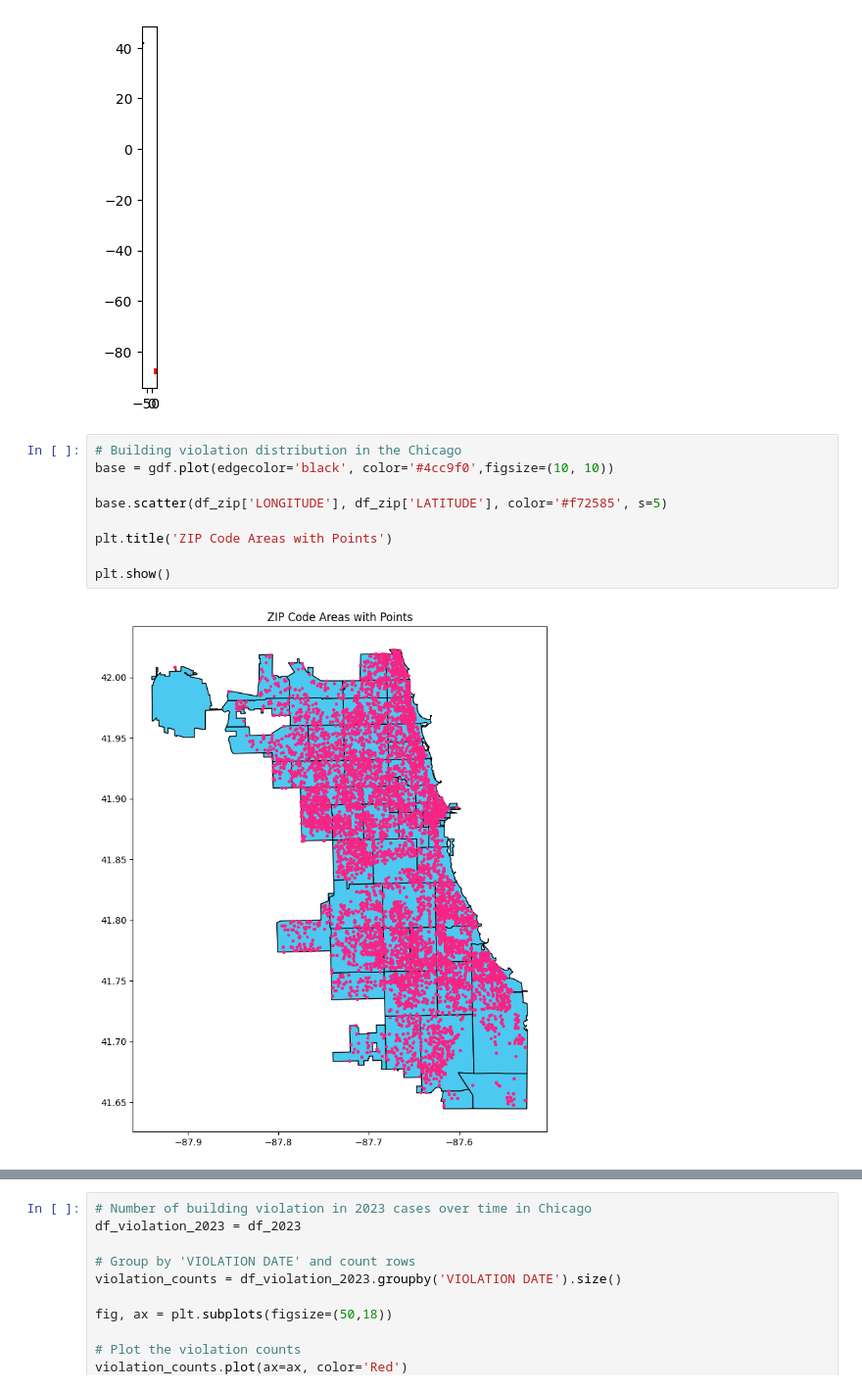
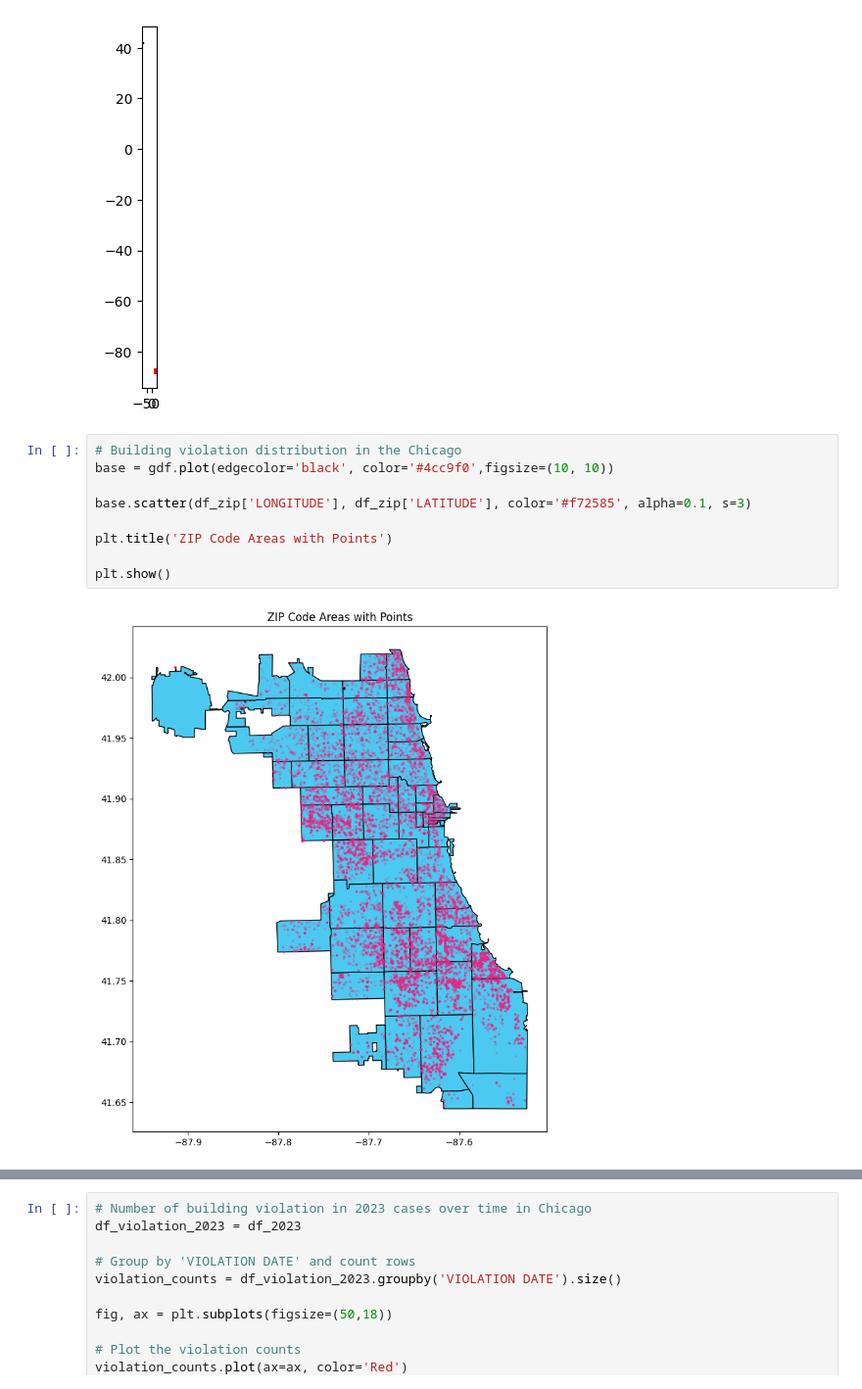
Before and after one commit to uic-cs424/assignment-2-chicago-bears, a Jupyter notebook: main.ipynb, the cells around one changed output, grey strips where cells are left out. Shown at 98% size. Cells and saved outputs as stored; diff of their text form.

```diff
--- a/main.ipynb
+++ b/main.ipynb
@@ -157,11 +158,11 @@ memory usage: 7.5+ MB
 # %%
 # Building violation distribution in the Chicago
 base = gdf.plot(edgecolor='black', color='#4cc9f0',figsize=(10, 10))
 
-base.scatter(df_zip['LONGITUDE'], df_zip['LATITUDE'], color='#f72585', s=5)
+base.scatter(df_zip['LONGITUDE'], df_zip['LATITUDE'], color='#f72585', alpha=0.1, s=3)
 
 plt.title('ZIP Code Areas with Points')
 
 plt.show()
 # %% [output]
-[figure, old version]
+[figure, new version]
```
Also changed, not shown: parts of 3 cells of this notebook, 1 other file.
